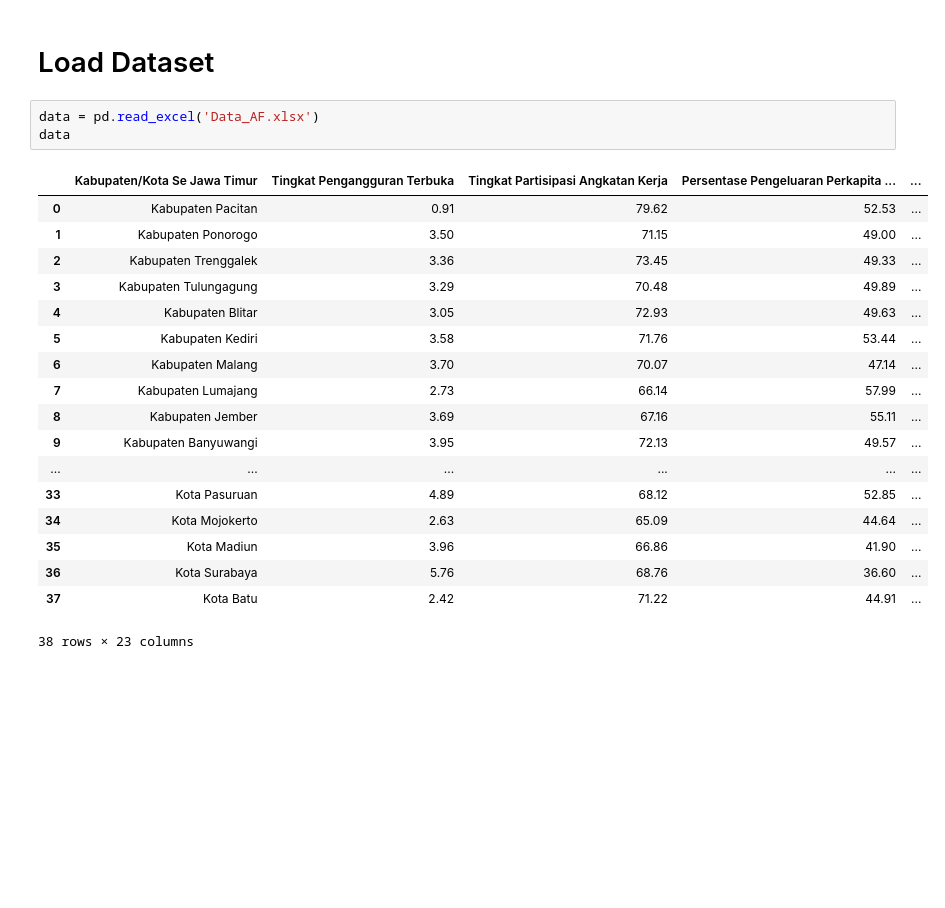
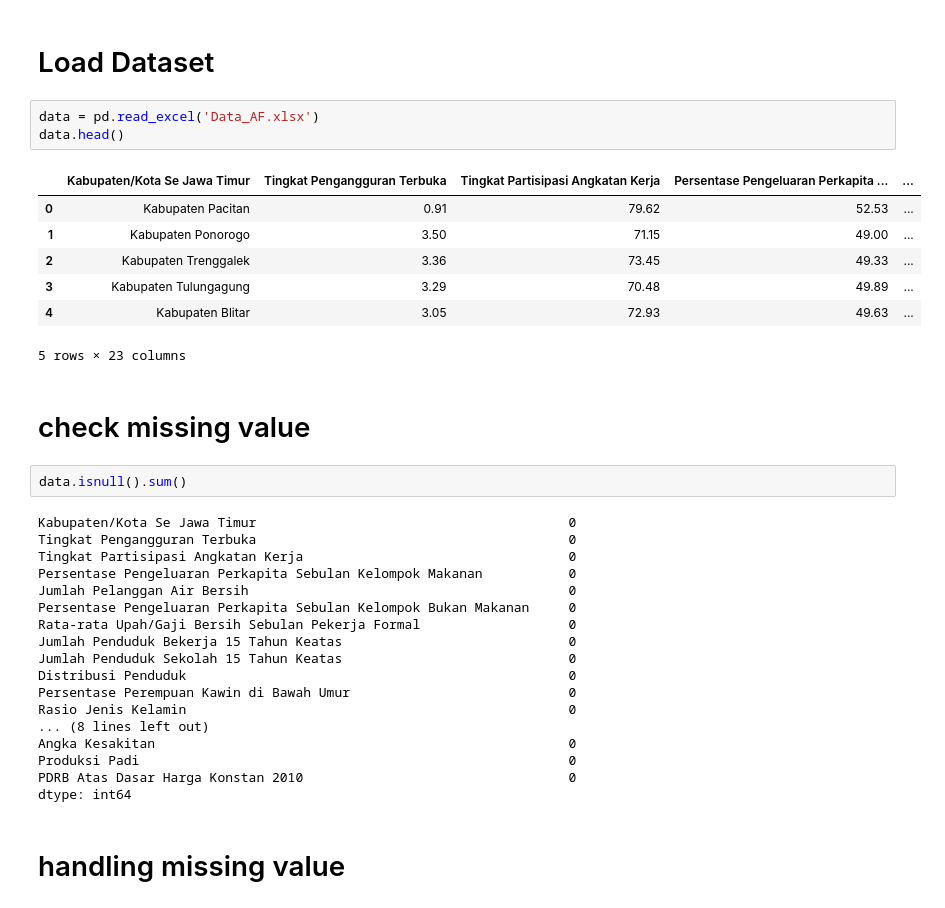
Before and after one commit to yowxy/Clustering-Based-on-Study-Case, a Jupyter notebook: index.ipynb, the cells around one changed output. Cells and saved outputs as stored; diff of their text form; blank space fills up the shorter version.

```diff
--- a/index.ipynb
+++ b/index.ipynb
@@ -11,23 +11,36 @@ from sklearn.metrics import silhouette_score
 # Load Dataset
 # %%
 data = pd.read_excel('Data_AF.xlsx')
-data
+data.head()
 # %% [output]
 |  | Kabupaten/Kota Se Jawa Timur | Tingkat Pengangguran Terbuka | Tingkat Partisipasi Angkatan Kerja | Persentase Pengeluaran Perkapita ... | ... |
 | 0 | Kabupaten Pacitan | 0.91 | 79.62 | 52.53 | ... |
 | 1 | Kabupaten Ponorogo | 3.50 | 71.15 | 49.00 | ... |
 | 2 | Kabupaten Trenggalek | 3.36 | 73.45 | 49.33 | ... |
 | 3 | Kabupaten Tulungagung | 3.29 | 70.48 | 49.89 | ... |
 | 4 | Kabupaten Blitar | 3.05 | 72.93 | 49.63 | ... |
-| 5 | Kabupaten Kediri | 3.58 | 71.76 | 53.44 | ... |
-| 6 | Kabupaten Malang | 3.70 | 70.07 | 47.14 | ... |
-| 7 | Kabupaten Lumajang | 2.73 | 66.14 | 57.99 | ... |
-| 8 | Kabupaten Jember | 3.69 | 67.16 | 55.11 | ... |
-| 9 | Kabupaten Banyuwangi | 3.95 | 72.13 | 49.57 | ... |
-| ... | ... | ... | ... | ... | ... |
-| 33 | Kota Pasuruan | 4.89 | 68.12 | 52.85 | ... |
-| 34 | Kota Mojokerto | 2.63 | 65.09 | 44.64 | ... |
-| 35 | Kota Madiun | 3.96 | 66.86 | 41.90 | ... |
-| 36 | Kota Surabaya | 5.76 | 68.76 | 36.60 | ... |
-| 37 | Kota Batu | 2.42 | 71.22 | 44.91 | ... |
-38 rows × 23 columns
+5 rows × 23 columns
+# %% [markdown]
+# check missing value
+# %%
+data.isnull().sum()
+# %% [output]
+Kabupaten/Kota Se Jawa Timur                                        0
+Tingkat Pengangguran Terbuka                                        0
+Tingkat Partisipasi Angkatan Kerja                                  0
+Persentase Pengeluaran Perkapita Sebulan Kelompok Makanan           0
+Jumlah Pelanggan Air Bersih                                         0
+Persentase Pengeluaran Perkapita Sebulan Kelompok Bukan Makanan     0
+Rata-rata Upah/Gaji Bersih Sebulan Pekerja Formal                   0
+Jumlah Penduduk Bekerja 15 Tahun Keatas                             0
+Jumlah Penduduk Sekolah 15 Tahun Keatas                             0
+Distribusi Penduduk                                                 0
+Persentase Perempuan Kawin di Bawah Umur                            0
+Rasio Jenis Kelamin                                                 0
+... (8 lines left out)
+Angka Kesakitan                                                     0
+Produksi Padi                                                       0
+PDRB Atas Dasar Harga Konstan 2010                                  0
+dtype: int64
+# %% [markdown]
+# handling missing value
```
Also changed, not shown: parts of 11 cells of this notebook.
